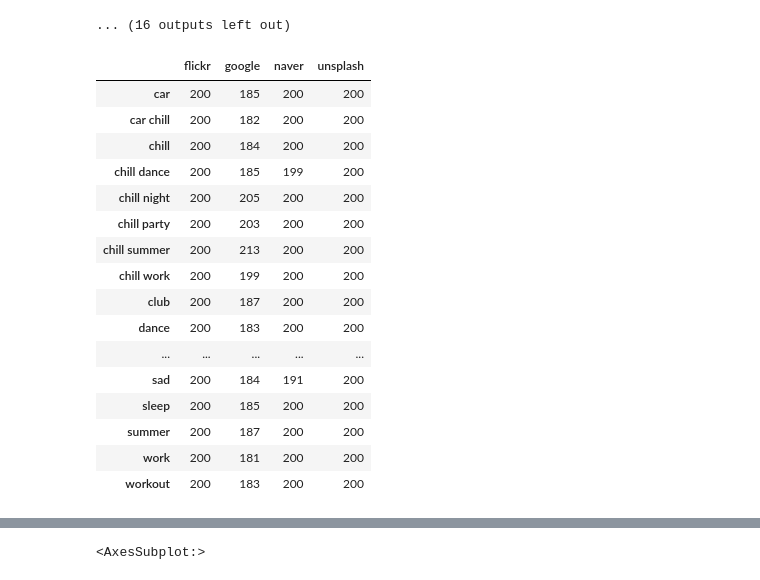
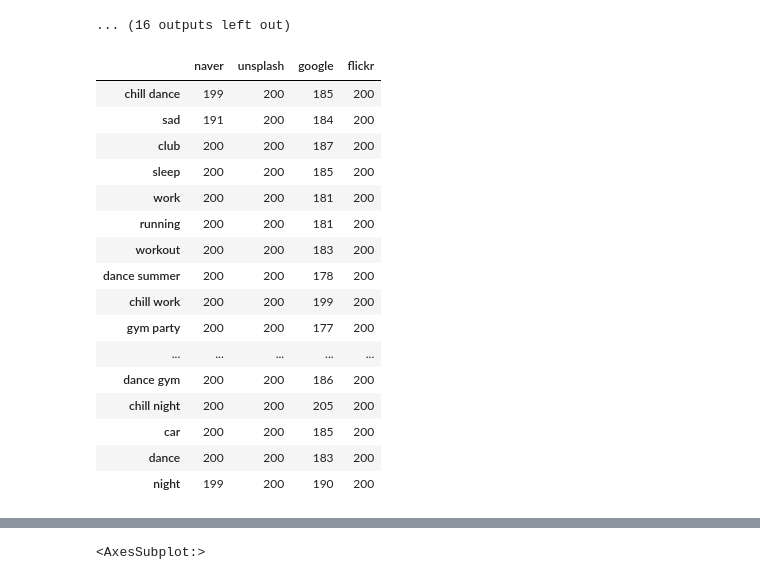
Before and after one commit to jnwnlee/thumbnailDataset, a Jupyter notebook: data_eda_crawl.ipynb, the cells around one changed output, grey strips where cells are left out. Cells and saved outputs as stored; diff of their text form; code cells hidden in the pictures.

```diff
--- a/data_eda_crawl.ipynb
+++ b/data_eda_crawl.ipynb
@@ -62,16 +62,20 @@ def all_files(path):
                 except Exception as e:
                     print(os.path.join(path, file))
                     print(e)
+                    # remove fault files
+                    os.remove(os.path.join(path, file))
                 else:
                     if im is None:
                         print(os.path.join(path, file))
                         print('Nonetype')
+                        # remove fault files
+                        os.remove(os.path.join(path, file))
                         continue
                     sizes.append(int(max(im.shape)))
 
     return sizes
 
-dataset_path = 'D:\Exp\AutoCrawler\download'
+dataset_path = '/media/daftpunk2/home/seungheon/thumbnailDataset_small/'
 dict_num_files = {}
 dict_file_sizes = {}
 
@@ -80,9 +84,9 @@ for keyword_dir in tqdm(all_dirs(dataset_path)):
     file_sizes = {}
     for site_dir in all_dirs(keyword_dir):
         sizes_list = all_files(site_dir)
-        n_files[site_dir.split('\\')[-1]] = len(sizes_list)
-        file_sizes[site_dir.split('\\')[-1]] = sizes_list
-    dict_num_files[keyword_dir.split('\\')[-1]] = n_files
-    dict_file_sizes[keyword_dir.split('\\')[-1]] = file_sizes
+        n_files[site_dir.split('/')[-1]] = len(sizes_list)
+        file_sizes[site_dir.split('/')[-1]] = sizes_list
+    dict_num_files[keyword_dir.split('/')[-1]] = n_files
+    dict_file_sizes[keyword_dir.split('/')[-1]] = file_sizes
 #     for k, v in file_sizes.items():
 #         dict_file_sizes[(keyword_dir.split('\\')[-1], k)] = v
@@ -181,23 +167,28 @@ for k, v in tqdm(dict_file_sizes.items()):
 ... (16 outputs left out)
 # %%
 df = pd.DataFrame(dict_num_files).T
+# df = pd.DataFrame.from_dict({(i,j): dict_num_files[i][j]
+#                                    for i in dict_num_files.keys()
+#                                    for j in dict_num_files[i].keys()},
+#                             orient='index')
 df_sum = df.sum(axis=1)
+df.to_csv('./thumbnailDataset_small_stat.csv')
 df
 # %% [output]
-|  | flickr | google | naver | unsplash |
-| car | 200 | 185 | 200 | 200 |
-| car chill | 200 | 182 | 200 | 200 |
-| chill | 200 | 184 | 200 | 200 |
-| chill dance | 200 | 185 | 199 | 200 |
-| chill night | 200 | 205 | 200 | 200 |
-| chill party | 200 | 203 | 200 | 200 |
-| chill summer | 200 | 213 | 200 | 200 |
-| chill work | 200 | 199 | 200 | 200 |
-| club | 200 | 187 | 200 | 200 |
-| dance | 200 | 183 | 200 | 200 |
+|  | naver | unsplash | google | flickr |
+| chill dance | 199 | 200 | 185 | 200 |
+| sad | 191 | 200 | 184 | 200 |
+| club | 200 | 200 | 187 | 200 |
+| sleep | 200 | 200 | 185 | 200 |
+| work | 200 | 200 | 181 | 200 |
+| running | 200 | 200 | 181 | 200 |
+| workout | 200 | 200 | 183 | 200 |
+| dance summer | 200 | 200 | 178 | 200 |
+| chill work | 200 | 200 | 199 | 200 |
+| gym party | 200 | 200 | 177 | 200 |
 | ... | ... | ... | ... | ... |
-| sad | 200 | 184 | 191 | 200 |
-| sleep | 200 | 185 | 200 | 200 |
-| summer | 200 | 187 | 200 | 200 |
-| work | 200 | 181 | 200 | 200 |
-| workout | 200 | 183 | 200 | 200 |
+| dance gym | 200 | 200 | 186 | 200 |
+| chill night | 200 | 200 | 205 | 200 |
+| car | 200 | 200 | 185 | 200 |
+| dance | 200 | 200 | 183 | 200 |
+| night | 199 | 200 | 190 | 200 |
```
Also changed, not shown: parts of 3 cells of this notebook, 12 other files.
